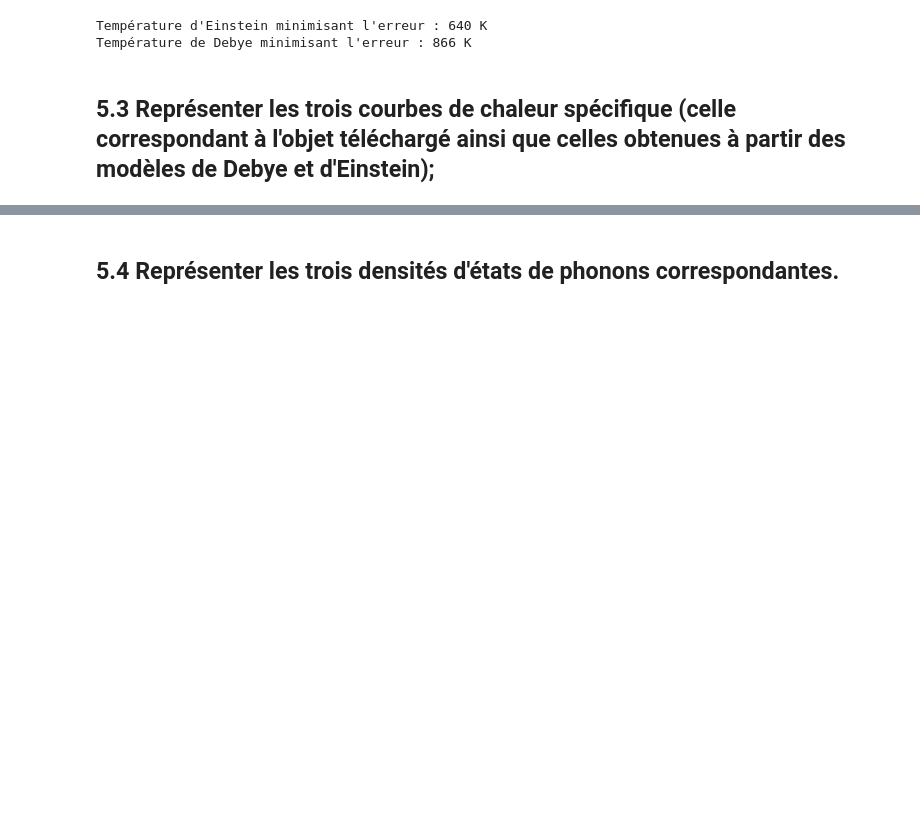
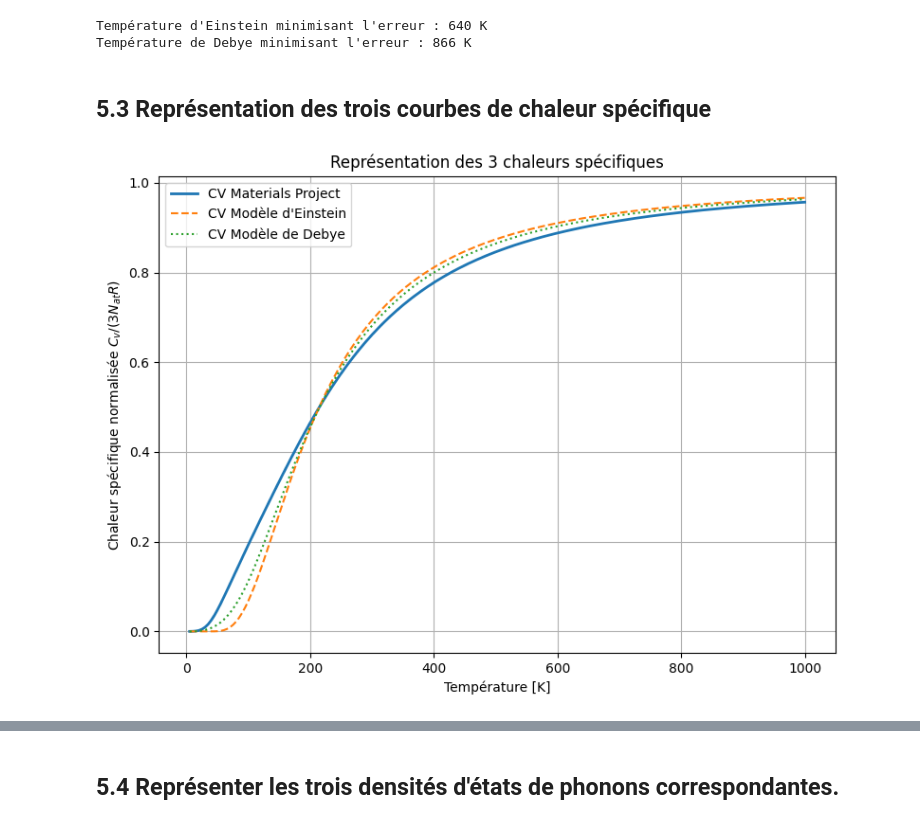
Before and after one commit to MariaOliviaB/Projet-FYKI, a Jupyter notebook: ph_dens.ipynb, the cells around one changed output, grey strips where cells are left out. Saved outputs shown, nothing was run; the diff lists cells and outputs as text; code cells hidden in the pictures; blank space fills up the shorter version.

```diff
--- a/ph_dens.ipynb
+++ b/ph_dens.ipynb
@@ -60,7 +61,7 @@ R = 8.314
 Nat = len(structure)
 
 # Récupération et normalisation de la chaleur spécifique
-ph_cv = np.array([ph_dens.cv(T) for T in temperatures]) / (3 * Nat * R)
+exp_cv = np.array([ph_dens.cv(T) for T in temperatures]) / (3 * Nat * R)
 
 # --- Recherche de la température d'Einstein ---
 def cv_einstein(theta_E, T):
@@ -74,7 +75,7 @@ for theta in range(1, 1000):
     erreur_totale = 0
     for i in range(len(temperatures)):
         cv_pred = cv_einstein(theta, temperatures[i])
-        erreur_totale += (cv_pred - ph_cv[i])**2
+        erreur_totale += (cv_pred - exp_cv[i])**2
 
     if erreur_totale < err_e_min:
         temp_e = theta
@@ -97,7 +98,7 @@ for theta in range(1, 1000):
     erreur_totale = 0
     for i in range(len(temperatures)):
         cv_pred = cv_debye(theta, temperatures[i])
-        erreur_totale += (cv_pred - ph_cv[i])**2
+        erreur_totale += (cv_pred - exp_cv[i])**2
 
     if erreur_totale < err_d_min:
         temp_d = theta
@@ -108,4 +109,25 @@ print(f"Température de Debye minimisant l'erreur : {temp_d} K")
 Température d'Einstein minimisant l'erreur : 640 K
 Température de Debye minimisant l'erreur : 866 K
 # %% [markdown]
-## 5.3 Représenter les trois courbes de chaleur spécifique (celle correspondant à l'objet téléchargé ainsi que celles obtenues à partir des modèles de Debye et d'Einstein);
+## 5.3 Représentation des trois courbes de chaleur spécifique
+# %%
+# Calcul des capacités thermiques prédites des deux modèles
+cv_e_pred = np.array([cv_einstein(temp_e, T) for T in temperatures])
+cv_d_pred = np.array([cv_debye(temp_d, T) for T in temperatures])
+
+# Plot
+plt.figure(figsize=(8,6))
+
+plt.plot(temperatures, exp_cv, label="CV Materials Project", linewidth=2)
+plt.plot(temperatures, cv_e_pred, label=f"CV Modèle d'Einstein", linestyle="--")
+plt.plot(temperatures, cv_d_pred, label=f"CV Modèle de Debye", linestyle=":")
+
+plt.xlabel("Température [K]")
+plt.ylabel(r"Chaleur spécifique normalisée $C_v / (3N_{at}R)$")
+plt.title("Représentation des 3 chaleurs spécifiques")
+plt.legend()
+plt.grid(True)
+plt.tight_layout()
+plt.show()
+# %% [output]
+[figure, added]
```
Also changed, not shown: parts of 3 cells of this notebook.
